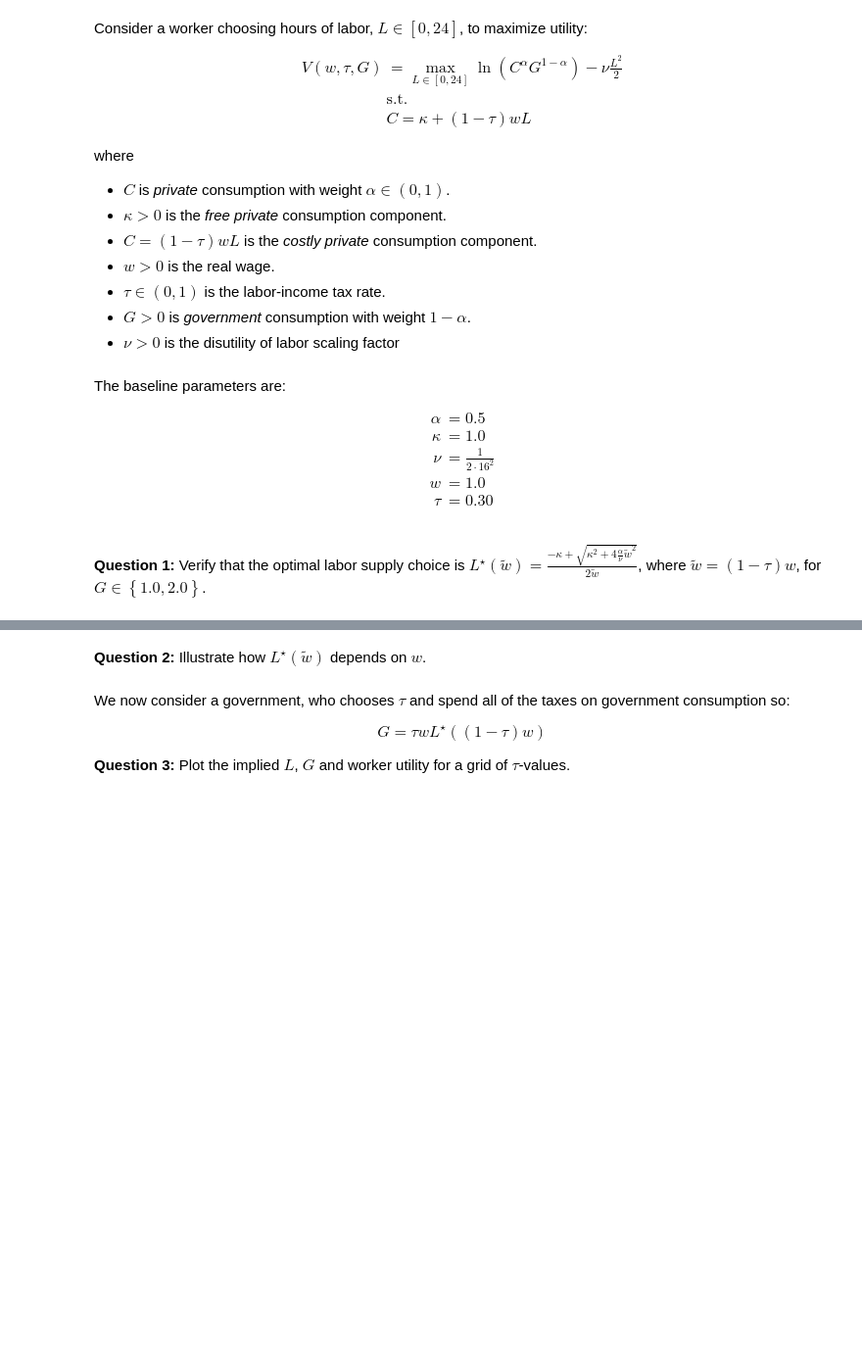
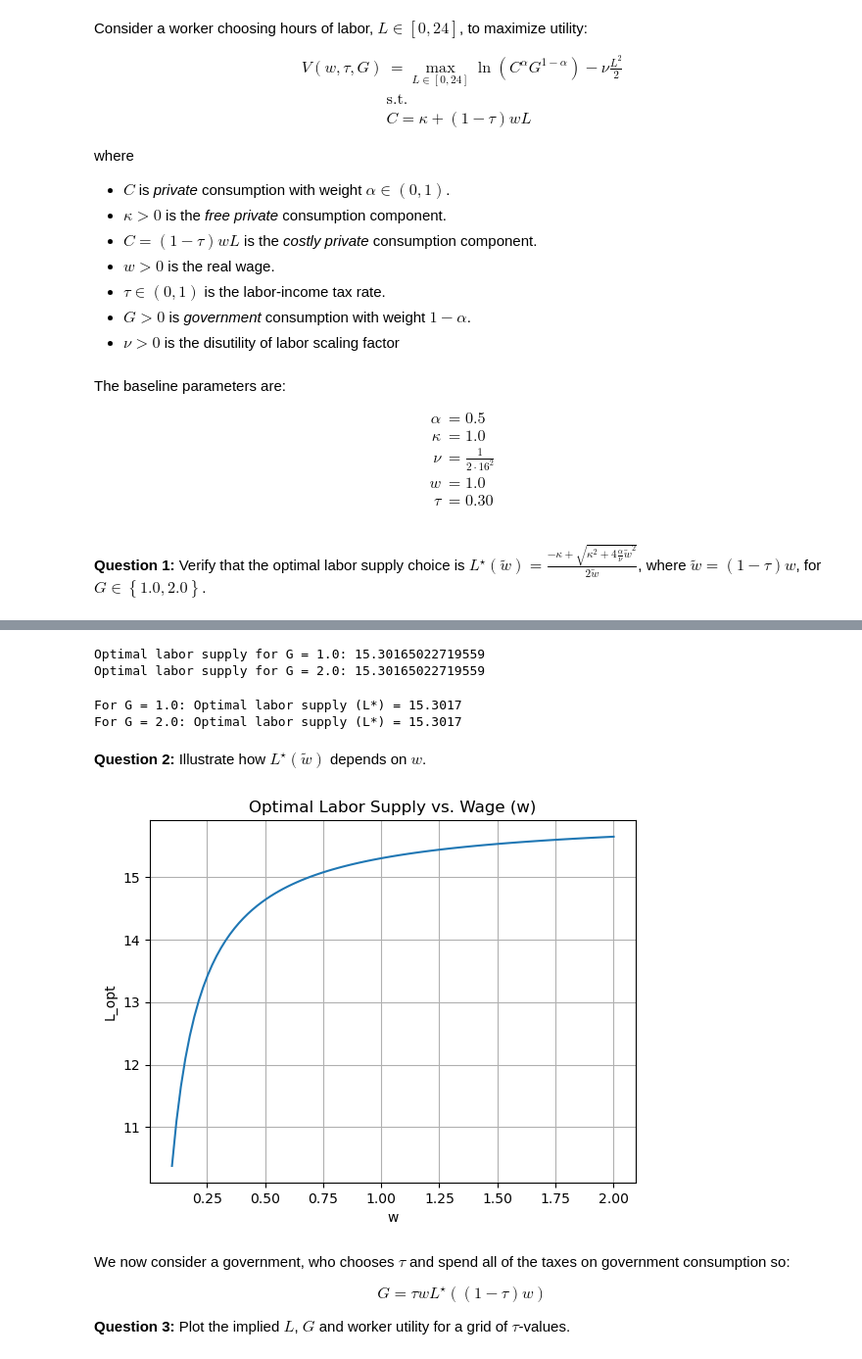
Before and after one commit to NumEconCopenhagen/projects-2023-kscd, a Jupyter notebook: Exam project/Exam-2023-notebook.ipynb, the cells around one changed output, grey strips where cells are left out. Shown at 98% size. Saved outputs shown, nothing was run; the diff lists cells and outputs as text; code cells hidden in the pictures; blank space fills up the shorter version.

```diff
--- a/Exam project/Exam-2023-notebook.ipynb
+++ b/Exam project/Exam-2023-notebook.ipynb
@@ -55,2 +82,56 @@ $$
+# %%
+import numpy as np
+
+# Parameters
+alpha = 0.5
+kappa = 1.0
+nu = 1 / (2 * 16**2)
+w = 1.0
+tau = 0.30
+
+# Calculate tilde_w
+tilde_w = (1 - tau) * w
+
+# Calculate optimal labor supply for G = 1.0
+G = 1.0
+L_optimal_1 = (-kappa + np.sqrt(kappa**2 + 4 * alpha / nu * tilde_w**2)) / (2 * tilde_w)
+
+# Calculate optimal labor supply for G = 2.0
+G = 2.0
+L_optimal_2 = (-kappa + np.sqrt(kappa**2 + 4 * alpha / nu * tilde_w**2)) / (2 * tilde_w)
+
+print("Optimal labor supply for G = 1.0:", L_optimal_1)
+print("Optimal labor supply for G = 2.0:", L_optimal_2)
+# %% [output]
+Optimal labor supply for G = 1.0: 15.30165022719559
+Optimal labor supply for G = 2.0: 15.30165022719559
+# %%
+import numpy as np
+
+# Define the function to maximize
+def utility_function(L, w, tau, G, alpha, kappa, nu):
+    C = kappa + (1 - tau) * w * L
+    return np.log(C**alpha * G**(1 - alpha)) - nu * L**2 / 2
+
+# Define the parameters
+alpha = 0.5
+kappa = 1.0
+nu = 1 / (2 * 16**2)
+w = 1.0
+tau = 0.30
+
+# Define the possible values for G
+G_values = [1.0, 2.0]
+
+# Find the optimal labor supply for each value of G
+for G in G_values:
+    tilde_w = (1 - tau) * w
+    a = -kappa
+    b = np.sqrt(kappa**2 + 4 * alpha / nu * tilde_w**2)
+    L_optimal = (a + b) / (2 * tilde_w)
+    print(f"For G = {G}: Optimal labor supply (L*) = {L_optimal:.4f}")
+# %% [output]
+For G = 1.0: Optimal labor supply (L*) = 15.3017
+For G = 2.0: Optimal labor supply (L*) = 15.3017
 # %% [markdown]
 **Question 2:** Illustrate how $L^{\star}(\tilde{w})$ depends on $w$.
@@ -59,3 +138,25 @@ $$
+# %%
+# write your code here
+import matplotlib.pyplot as plt
+
+# Setting G = 1.0
+G = 1.0
+
+# Range of w values
+w_values = np.linspace(0.1, 2.0, 100)
+
+# Calculate optimal labor supply for each w value
+L_optimal_values = [optimal_labor_supply(w, tau, G, alpha, kappa, nu) for w in w_values]
+
+# Plot the relationship between w and L_opt
+plt.plot(w_values, L_optimal_values)
+plt.xlabel('w')
+plt.ylabel('L_opt')
+plt.title('Optimal Labor Supply vs. Wage (w)')
+plt.grid(True)
+plt.show()
+# %% [output]
+[figure, added]
 # %% [markdown]
 
 We now consider a government, who chooses $\tau$ and spend all of the taxes on government consumption so:
```
Also changed, not shown: parts of 5 cells of this notebook.
